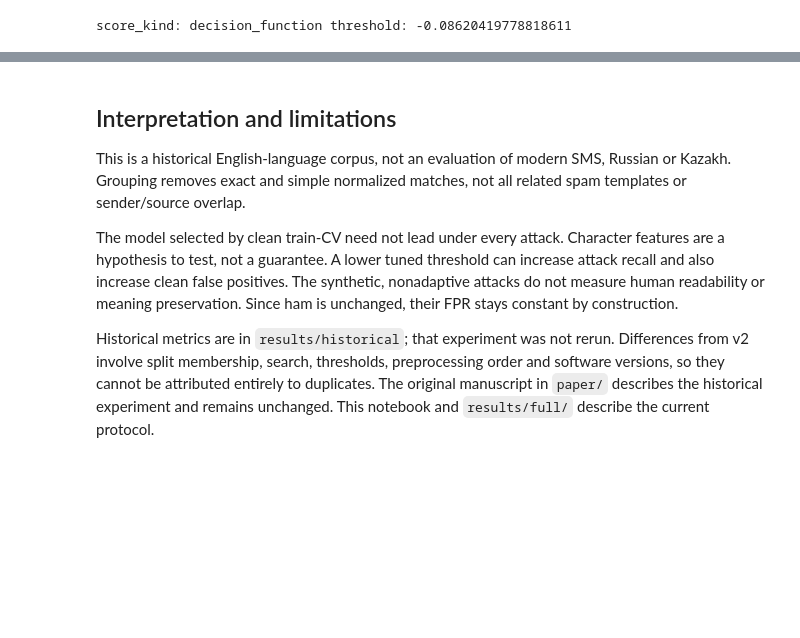
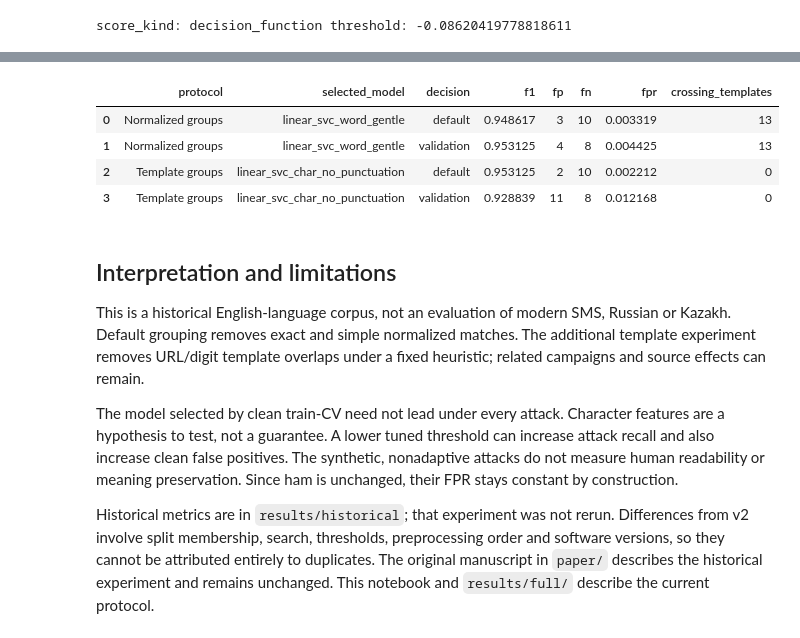
Before and after one commit to altynbk/sms-spam-detection, a Jupyter notebook: ML_Spam_Detector.ipynb, the cells around one changed output, grey strips where cells are left out. Saved outputs shown, nothing was run; the diff lists cells and outputs as text; code cells hidden in the pictures; blank space fills up the shorter version.

Commit message:
Evaluate SMS models with template-disjoint splits
Add a reproducible template grouping protocol, compare both full experiments, and independently verify their results.

```diff
--- a/ML_Spam_Detector.ipynb
+++ b/ML_Spam_Detector.ipynb
@@ -364,9 +380,32 @@ score_kind: decision_function threshold: -0.08620419778818611
+# %%
+template_run = Path("results/template")
+if template_run.exists():
+    comparisons = []
+    for label, directory in [("Normalized groups", RUN), ("Template groups", template_run)]:
+        info = json.loads((directory / "metadata.json").read_text())
+        audit = json.loads((directory / "template_overlap.json").read_text())
+        table = pd.read_csv(directory / "clean_metrics.csv")
+        for _, row in table[table.model == info["selected_model"]].iterrows():
+            comparisons.append({"protocol": label, "selected_model": row.model,
+                                "decision": row.threshold_mode, "f1": row.f1,
+                                "fp": row.fp, "fn": row.fn, "fpr": row.fpr,
+                                "crossing_templates": audit["crossing_templates"]})
+    display(pd.DataFrame(comparisons))
+else:
+    print("Run the full experiment with --grouping template to add the sensitivity comparison.")
+# %% [output]
+|  | protocol | selected_model | decision | f1 | fp | fn | fpr | crossing_templates |
+| 0 | Normalized groups | linear_svc_word_gentle | default | 0.948617 | 3 | 10 | 0.003319 | 13 |
+| 1 | Normalized groups | linear_svc_word_gentle | validation | 0.953125 | 4 | 8 | 0.004425 | 13 |
+| 2 | Template groups | linear_svc_char_no_punctuation | default | 0.953125 | 2 | 10 | 0.002212 | 0 |
+| 3 | Template groups | linear_svc_char_no_punctuation | validation | 0.928839 | 11 | 8 | 0.012168 | 0 |
 # %% [markdown]
 ## Interpretation and limitations
 
 This is a historical English-language corpus, not an evaluation of modern SMS,
-Russian or Kazakh. Grouping removes exact and simple normalized matches, not all
-related spam templates or sender/source overlap.
+Russian or Kazakh. Default grouping removes exact and simple normalized matches. The additional
+template experiment removes URL/digit template overlaps under a fixed heuristic;
+related campaigns and source effects can remain.
 
 The model selected by clean train-CV need not lead under every attack. Character
 features are a hypothesis to test, not a guarantee. A lower tuned threshold can
```
Also changed, not shown: parts of 2 cells of this notebook, 27 other files.
